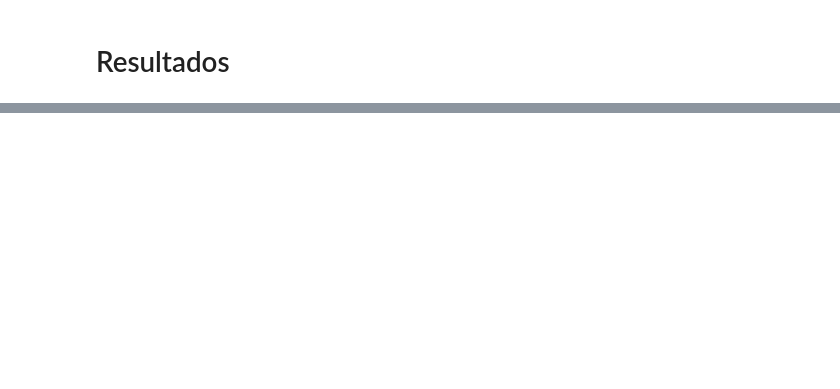
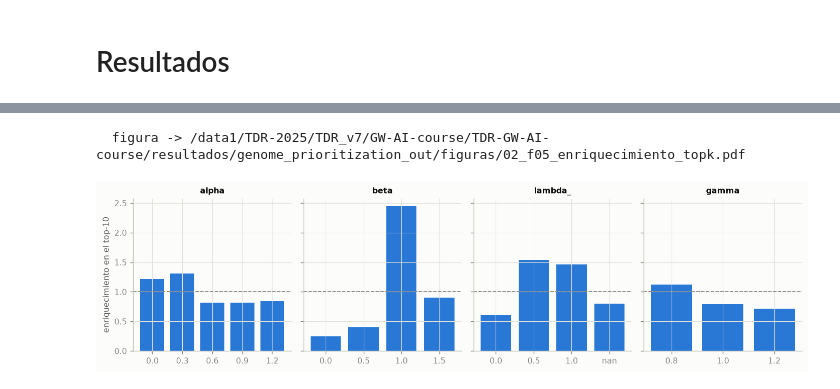
Before and after one commit to Gonzalo174/TDR-GW-AI-course, a Jupyter notebook: genome_prioritization/02_optimo_y_consistencia.ipynb, the cells around one changed output, grey strips where cells are left out. Drawn from its saved outputs; the diff is of its cells as text; code cells hidden in the pictures; blank space fills up the shorter version.

```diff
--- a/genome_prioritization/02_optimo_y_consistencia.ipynb
+++ b/genome_prioritization/02_optimo_y_consistencia.ipynb
@@ -104,10 +179,16 @@ tdr.guardar(fig, f"{NB}_f04_consistencia_especies", FIGURAS)
 # %%
 # Enriquecimiento de cada valor de parámetro en el top-10: el factor dominante
 fig, axes = plt.subplots(1, 4, figsize=(11, 3), sharey=True, tight_layout=True)
 for ax, col in zip(axes, ["alpha", "beta", "lambda_", "gamma"]):
     f = frecuencias[frecuencias["parametro"] == col].sort_values("valor")
-    ax.bar(f["valor"].astype(str), f["enriquecimiento"], color=tdr.S1)
+    # el faltante de lambda_ es el modo hibrido y se rotula "nan": `astype(str)`
+    # lo conserva como faltante en pandas 3 y matplotlib rechaza el float
+    etiquetas = f["valor"].map(lambda v: "nan" if pd.isna(v) else str(v))
+    ax.bar(etiquetas, f["enriquecimiento"], color=tdr.S1)
     ax.axhline(1, color=tdr.MUTED, ls="--", lw=1)
     ax.set_title(col, fontsize=9)
 axes[0].set_ylabel("enriquecimiento en el top-10")
 tdr.guardar(fig, f"{NB}_f05_enriquecimiento_topk", FIGURAS)
+# %% [output]
+  figura -> /data1/TDR-2025/TDR_v7/GW-AI-course/TDR-GW-AI-course/resultados/genome_prioritization_out/figuras/02_f05_enriquecimiento_topk.pdf
+[figure, added]
```
Also changed, not shown: parts of 9 cells of this notebook, 24 other files.
